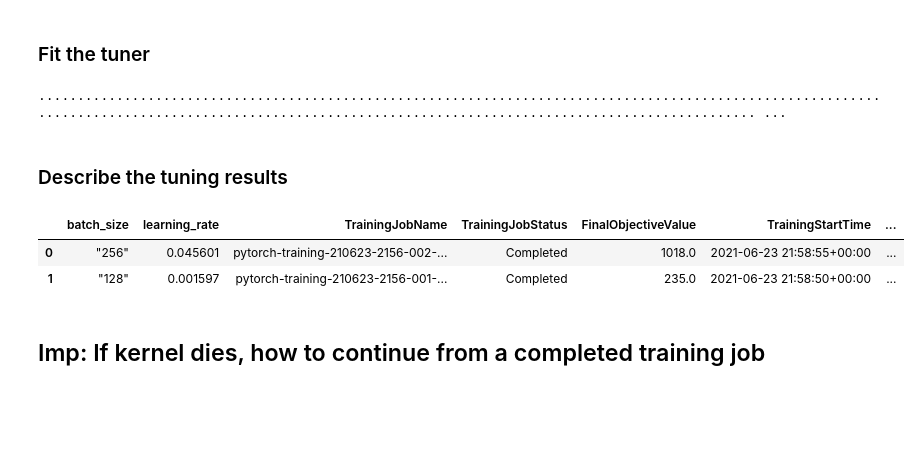
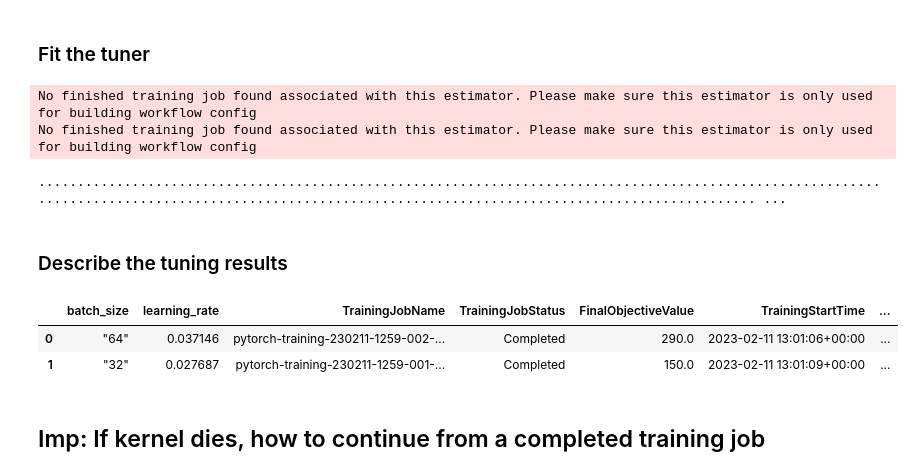
Before and after one commit to mohsenMahmoodzadeh/operationalizing-an-aws-ml-pipeline, a Jupyter notebook: train_and_deploy-solution.ipynb, the cells around one changed output. Saved outputs shown, nothing was run; the diff lists cells and outputs as text; code cells hidden in the pictures; blank space fills up the shorter version.

```diff
--- a/train_and_deploy-solution.ipynb
+++ b/train_and_deploy-solution.ipynb
@@ -58,25 +58,27 @@ tuner = HyperparameterTuner(
 # %% [markdown]
 <h3>Fit the tuner</h3>
 # %%
-os.environ['SM_CHANNEL_TRAINING']='s3://udacitysolution/'
-os.environ['SM_MODEL_DIR']='s3://udacitysolution/model/'
-os.environ['SM_OUTPUT_DATA_DIR']='s3://udacitysolution/output/'
-tuner.fit({"training": "s3://udacitysolution/"})
+os.environ['SM_CHANNEL_TRAINING']='s3://udacity-aws-mle-project-four-bucket/'
+os.environ['SM_MODEL_DIR']='s3://udacity-aws-mle-project-four-bucket/model/'
+os.environ['SM_OUTPUT_DATA_DIR']='s3://udacity-aws-mle-project-four-bucket/output/'
+tuner.fit({"training": "s3://udacity-aws-mle-project-four-bucket/"})
 # %% [output]
-........................................................................................................................................................................................................ ...
+No finished training job found associated with this estimator. Please make sure this estimator is only used for building workflow config
+No finished training job found associated with this estimator. Please make sure this estimator is only used for building workflow config
+........................................................................................................................................................................................................ ...
 # %% [markdown]
 <h3>Describe the tuning results</h3>
 # %%
 exp = HyperparameterTuningJobAnalytics(
-  hyperparameter_tuning_job_name='pytorch-training-210623-2156')
+  hyperparameter_tuning_job_name='pytorch-training-230211-1259')
 
 jobs = exp.dataframe()
 
 jobs.sort_values('FinalObjectiveValue', ascending=0)
 # %% [output]
 |  | batch_size | learning_rate | TrainingJobName | TrainingJobStatus | FinalObjectiveValue | TrainingStartTime | ... |
-| 0 | "256" | 0.045601 | pytorch-training-210623-2156-002-... | Completed | 1018.0 | 2021-06-23 21:58:55+00:00 | ... |
-| 1 | "128" | 0.001597 | pytorch-training-210623-2156-001-... | Completed | 235.0 | 2021-06-23 21:58:50+00:00 | ... |
+| 0 | "64" | 0.037146 | pytorch-training-230211-1259-002-... | Completed | 290.0 | 2023-02-11 13:01:06+00:00 | ... |
+| 1 | "32" | 0.027687 | pytorch-training-230211-1259-001-... | Completed | 150.0 | 2023-02-11 13:01:09+00:00 | ... |
 # %% [markdown]
 ## Imp: If kernel dies, how to continue from a completed training job
 # %%
```
Also changed, not shown: parts of 15 cells of this notebook.
